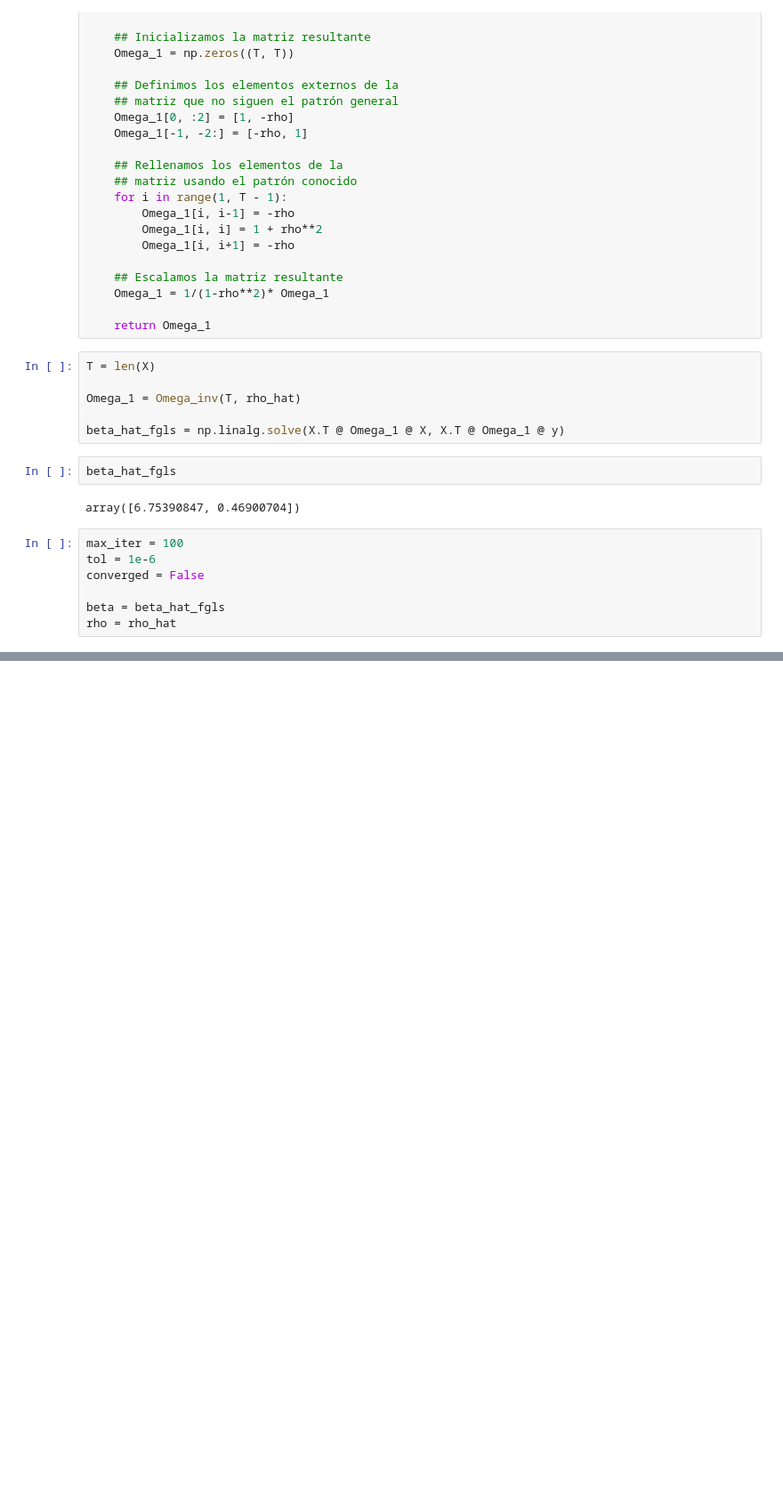
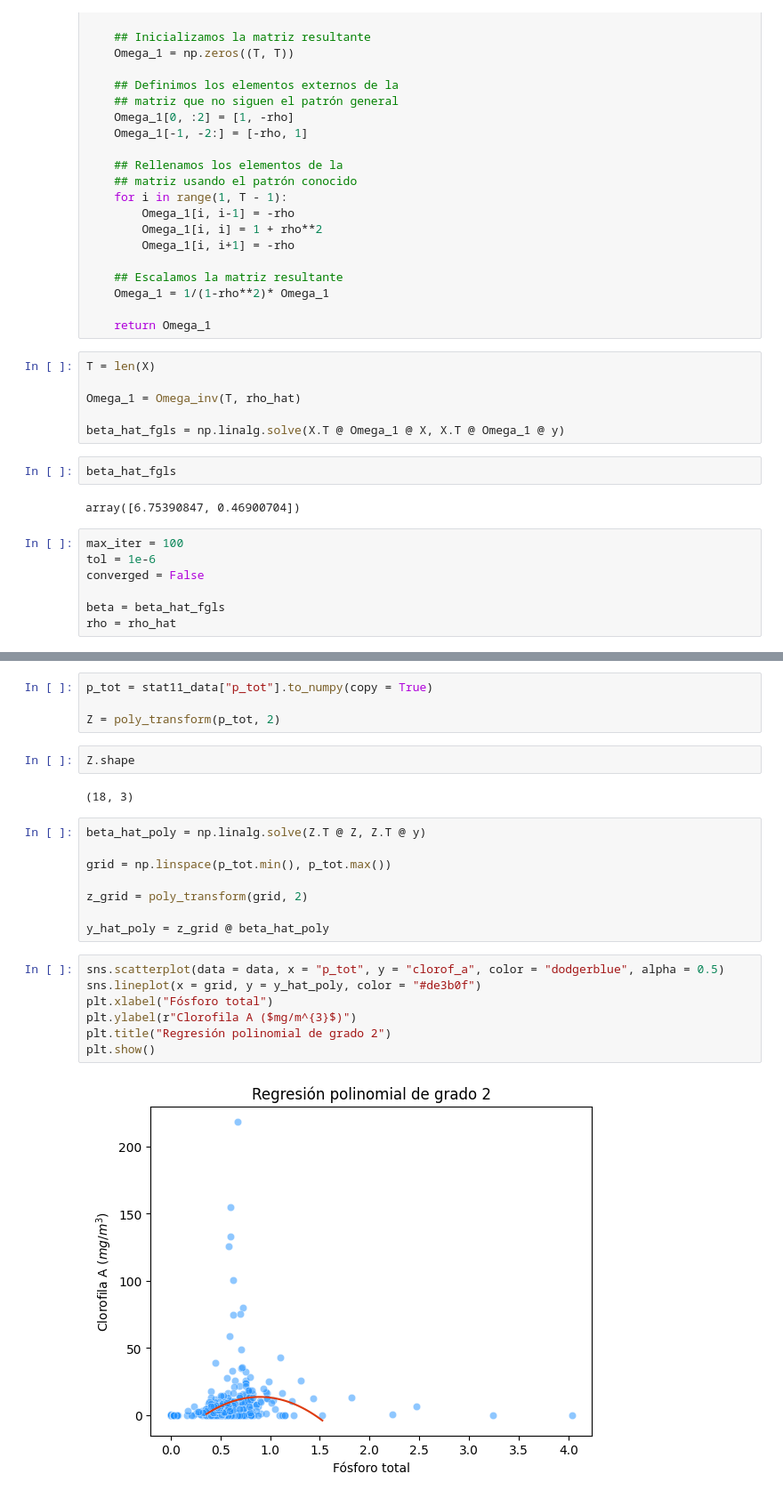
Before and after one commit to Alan-Rojas/School-Notes, a Jupyter notebook: Num_Analysis/M2/notebooks/M2_notes.ipynb, the cells around one changed output, grey strips where cells are left out. Shown at 89% size. Saved outputs shown, nothing was run; the diff lists cells and outputs as text; blank space fills up the shorter version.

```diff
--- a/Num_Analysis/M2/notebooks/M2_notes.ipynb
+++ b/Num_Analysis/M2/notebooks/M2_notes.ipynb
@@ -476,0 +567,25 @@ plt.show()
+# %%
+p_tot = stat11_data["p_tot"].to_numpy(copy = True)
+
+Z = poly_transform(p_tot, 2)
+# %%
+Z.shape
+# %% [output]
+(18, 3)
+# %%
+beta_hat_poly = np.linalg.solve(Z.T @ Z, Z.T @ y)
+
+grid = np.linspace(p_tot.min(), p_tot.max())
+
+z_grid = poly_transform(grid, 2)
+
+y_hat_poly = z_grid @ beta_hat_poly
+# %%
+sns.scatterplot(data = data, x = "p_tot", y = "clorof_a", color = "dodgerblue", alpha = 0.5)
+sns.lineplot(x = grid, y = y_hat_poly, color = "#de3b0f")
+plt.xlabel("Fósforo total")
+plt.ylabel(r"Clorofila A ($mg/m^{3}$)")
+plt.title("Regresión polinomial de grado 2")
+plt.show()
+# %% [output]
+[figure, added]
```
Also changed, not shown: parts of 29 cells of this notebook, 1 other file.
